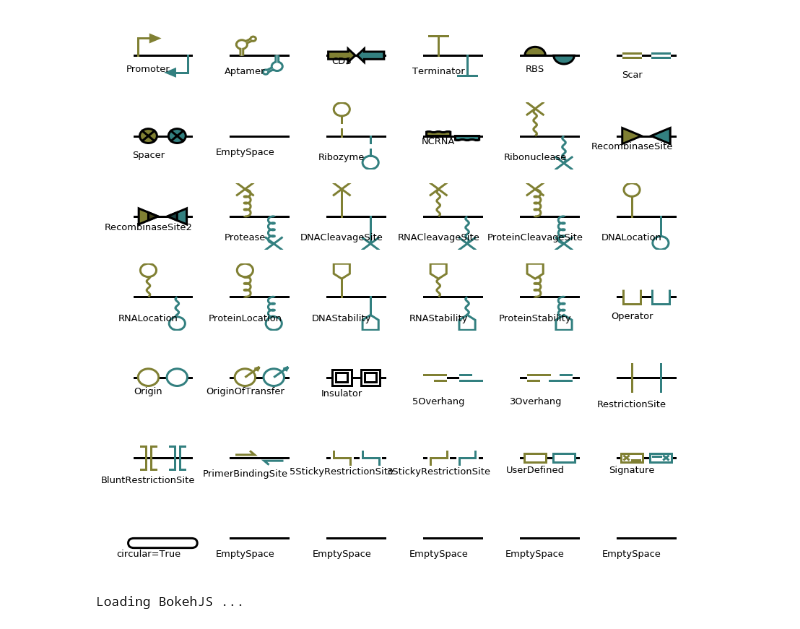
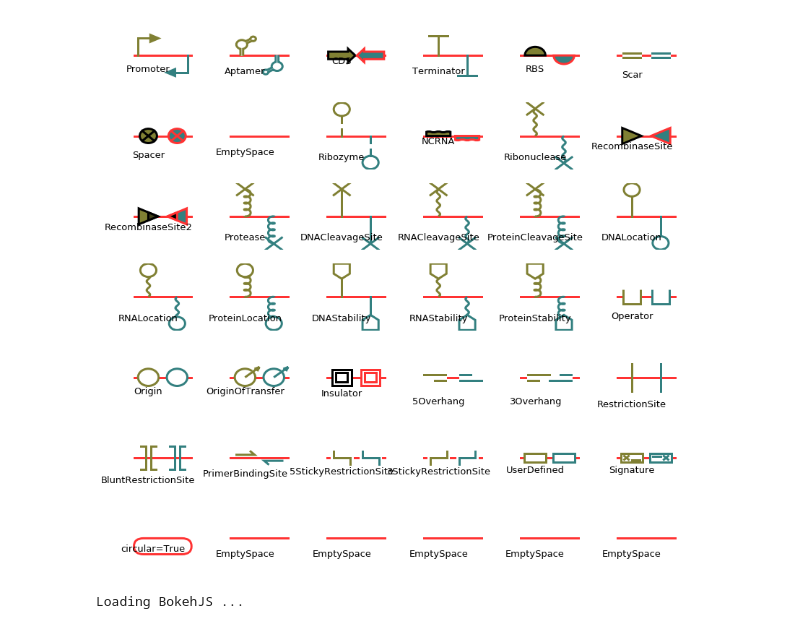
Before and after one commit to VoigtLab/dnaplotlib, a Jupyter notebook: gallery/notebooks/interactiveplot.ipynb, the cells around one changed output. Saved outputs shown, nothing was run; the diff lists cells and outputs as text; code cells hidden in the pictures.

Commit message:
edge color

```diff
--- a/gallery/notebooks/interactiveplot.ipynb
+++ b/gallery/notebooks/interactiveplot.ipynb
@@ -11,7 +11,9 @@ from bokeh.models import (Plot , Range1d)
 
 %matplotlib inline
 dnaline = 3
-dr = dpl.DNARenderer(scale = 5,linewidth=dnaline)
+edgecolor = (1,.2,.2)
+
+dr = dpl.DNARenderer(scale = 5,linewidth=dnaline,linecolor=edgecolor)
 part_renderers = dr.SBOL_part_renderers()
 parts = list(part_renderers.keys())+[['EmptySpace','circular test']]+['EmptySpace']*5
 dontrender = ['StemTop']
@@ -21,35 +23,35 @@ raxes = np.ravel(faxes)
 #print(raxes)
 raxind = 0
 
 for part in parts:
     if(part in dontrender):
         continue
     if(type(part)==list):
         circMake = True
         part = part[0]
         partlabel = "circular=True"
     else:
         circMake = False
         partlabel=part
     ax = raxes[raxind]
     raxind+=1
     #plt.Figure(figsize=(.1,.1))
     #ax = plt.gca()
     design = [{'type':part, 'name':'test', 'fwd':True,\
                'opts':{'label':partlabel,'label_size':13,'label_y_offset':-8,'color':(.5,.5,.2)}},
-             {'type':part, 'name':'testr', 'fwd':False,'opts':{'color':(.2,.5,.5)}}]
+             {'type':part, 'name':'testr', 'fwd':False,'opts':{'color':(.2,.5,.5),'edgecolor':edgecolor}}]
     start,end = dr.renderDNA(ax,design,part_renderers,circular=circMake)
     ax.axis('off')
     xdist = end-start
     delta = xdist*.2
     start-=delta
     end+=delta
     newxdist = end-start
     ax.set_xlim([start,end])
     ax.set_ylim([-newxdist/len(design),newxdist/len(design)])
 plt.show()
 # %% [output]
-[figure, old version]
+[figure, new version]
 # %%
 from bokeh.io import curdoc, show
 import bokeh.io
```
Also changed, not shown: 1 other file.
